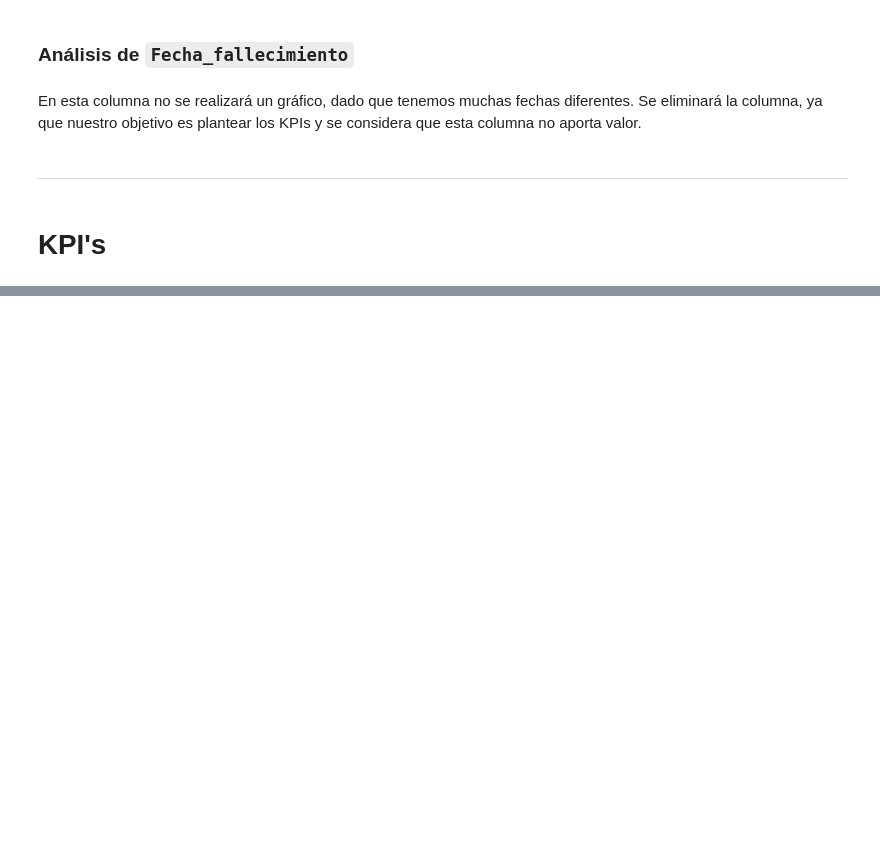
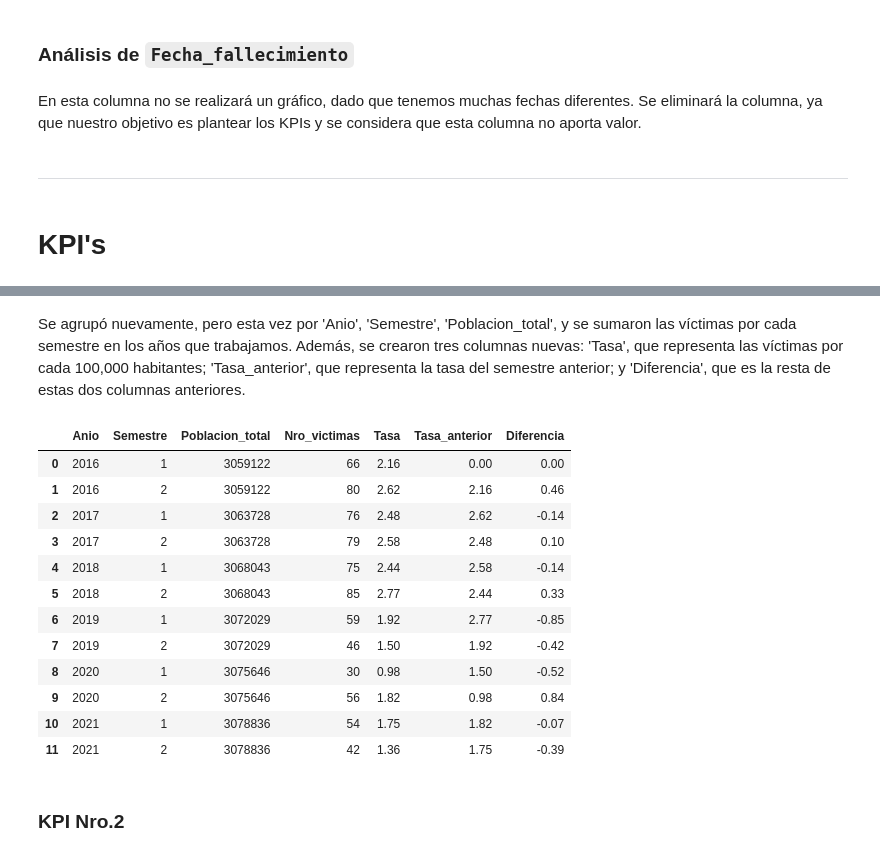
Before and after one commit to MaximilianoTauil/PI_Siniestros, a Jupyter notebook: EDA.ipynb, the cells around one changed output, grey strips where cells are left out. Drawn from its saved outputs; the diff is of its cells as text; code cells hidden in the pictures; blank space fills up the shorter version.

```diff
--- a/EDA.ipynb
+++ b/EDA.ipynb
@@ -846,0 +861,3 @@ En esta columna no se realizará un gráfico, dado que tenemos muchas fechas dif
+# %%
+data_poblacion = pd.read_excel('Datasets/Poblacion.xls')
+data_poblacion
@@ -846,0 +874,4 @@ En esta columna no se realizará un gráfico, dado que tenemos muchas fechas dif
+# %%
+data_kpi = pd.merge(data_union,data_poblacion)
+data_kpi1 = data_kpi.groupby(by=['Anio','Mes','Poblacion_total',])['Nro_victimas'].sum().reset_index()
+data_kpi1
@@ -846,0 +894,6 @@ En esta columna no se realizará un gráfico, dado que tenemos muchas fechas dif
+# %%
+semestres =['Enero','Febrero','Marzo','Abril','Mayo','Junio']
+data_kpi1['Semestre'] = np.where(data_kpi1['Mes'].isin(semestres),1,2)
+data_kpi1 = data_kpi1.drop(columns='Mes')
+data_kpi1.insert(1, 'Semestre', data_kpi1.pop('Semestre'))
+data_kpi1
@@ -846,0 +914,25 @@ En esta columna no se realizará un gráfico, dado que tenemos muchas fechas dif
+# %% [markdown]
+Se agrupó nuevamente, pero esta vez por 'Anio', 'Semestre', 'Poblacion_total', y se sumaron las víctimas por cada semestre en los años que trabajamos. Además, se crearon tres columnas nuevas: 'Tasa', que representa las víctimas por cada 100,000 habitantes; 'Tasa_anterior', que representa la tasa del semestre anterior; y 'Diferencia', que es la resta de estas dos columnas anteriores.
+# %%
+data_kpi1 = data_kpi1.groupby(by=['Anio','Semestre','Poblacion_total',])['Nro_victimas'].sum().reset_index()
+data_kpi1['Tasa'] = round((data_kpi1['Nro_victimas'] / data_kpi1['Poblacion_total'])*100000,2)
+data_kpi1['Tasa_anterior'] = data_kpi1['Tasa'].shift(periods=1,fill_value=0)
+data_kpi1['Diferencia'] = data_kpi1['Tasa'] - data_kpi1['Tasa_anterior']
+data_kpi1.loc[data_kpi1.index[0], 'Diferencia'] = 0
+data_kpi1
+# %% [output]
+|  | Anio | Semestre | Poblacion_total | Nro_victimas | Tasa | Tasa_anterior | Diferencia |
+| 0 | 2016 | 1 | 3059122 | 66 | 2.16 | 0.00 | 0.00 |
+| 1 | 2016 | 2 | 3059122 | 80 | 2.62 | 2.16 | 0.46 |
+| 2 | 2017 | 1 | 3063728 | 76 | 2.48 | 2.62 | -0.14 |
+| 3 | 2017 | 2 | 3063728 | 79 | 2.58 | 2.48 | 0.10 |
+| 4 | 2018 | 1 | 3068043 | 75 | 2.44 | 2.58 | -0.14 |
+| 5 | 2018 | 2 | 3068043 | 85 | 2.77 | 2.44 | 0.33 |
+| 6 | 2019 | 1 | 3072029 | 59 | 1.92 | 2.77 | -0.85 |
+| 7 | 2019 | 2 | 3072029 | 46 | 1.50 | 1.92 | -0.42 |
+| 8 | 2020 | 1 | 3075646 | 30 | 0.98 | 1.50 | -0.52 |
+| 9 | 2020 | 2 | 3075646 | 56 | 1.82 | 0.98 | 0.84 |
+| 10 | 2021 | 1 | 3078836 | 54 | 1.75 | 1.82 | -0.07 |
+| 11 | 2021 | 2 | 3078836 | 42 | 1.36 | 1.75 | -0.39 |
+# %% [markdown]
+### KPI Nro.2
```
Also changed, not shown: parts of 10 cells of this notebook, 1 other file.
